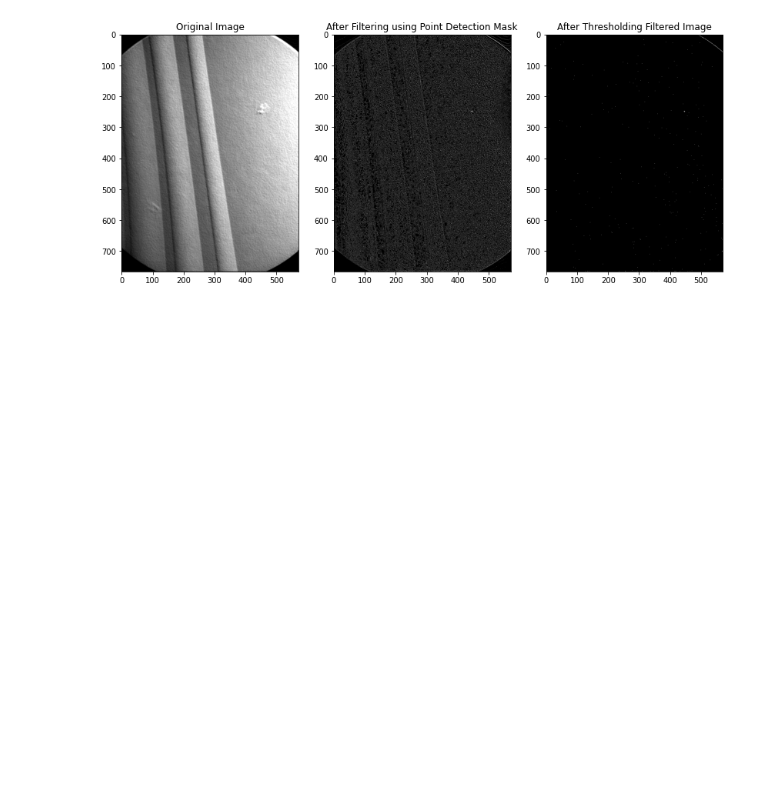
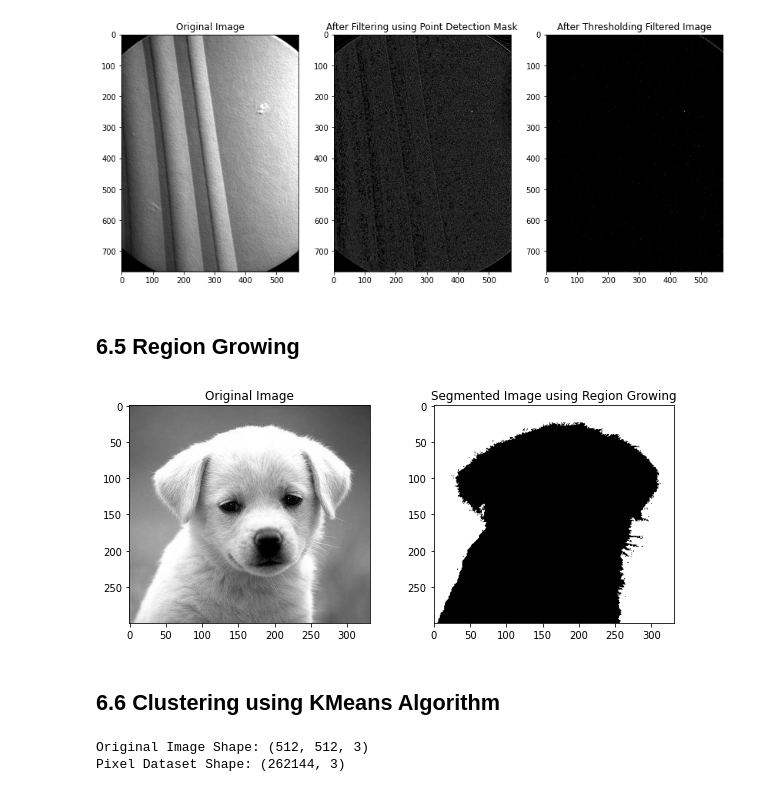
Before and after one commit to siddharthapdutta/DIP-Lab-Sem7, a Jupyter notebook: Exp 6 - Image Segmentation.ipynb, the cells around one changed output. Drawn from its saved outputs; the diff is of its cells as text; code cells hidden in the pictures; blank space fills up the shorter version.

```diff
--- a/Exp 6 - Image Segmentation.ipynb
+++ b/Exp 6 - Image Segmentation.ipynb
@@ -183,3 +183,5 @@ ax3.imshow(thresh, cmap='gray')
 ax3.title.set_text('After Thresholding Filtered Image')
 # %% [output]
 [figure]
+# %% [markdown]
+## 6.5 Region Growing
@@ -185,0 +230,28 @@ ax3.title.set_text('After Thresholding Filtered Image')
+# %%
+# Calling Region Growing Method & Displaying Results
+image = cv2.imread('Images/puppy.jpg', cv2.IMREAD_GRAYSCALE)
+segImage = regionGrow(image, seeds=[Point(255, 255)], thresh=5) # Single Seed Point, Threshold=5
+
+fig = plt.figure(figsize=(10, 4))
+ax1 = fig.add_subplot(121)
+ax2 = fig.add_subplot(122)
+
+ax1.imshow(image, cmap='gray')
+ax1.title.set_text('Original Image')
+ax2.imshow(segImage, cmap='gray')
+ax2.title.set_text('Segmented Image using Region Growing')
+# %% [output]
+[figure, added]
+# %% [markdown]
+## 6.6 Clustering using KMeans Algorithm
+# %%
+# Reading Coloured Image into RGB Format
+image = cv2.imread('Images/peppers.png')
+image = cv2.cvtColor(image, cv2.COLOR_BGR2RGB)
+print('Original Image Shape:', image.shape)
+# Converting into a 2D Array
+pixels = np.float32(image.reshape((-1,3)))
+print('Pixel Dataset Shape:', pixels.shape)
+# %% [output]
+Original Image Shape: (512, 512, 3)
+Pixel Dataset Shape: (262144, 3)
```
Also changed, not shown: parts of 3 cells of this notebook.
